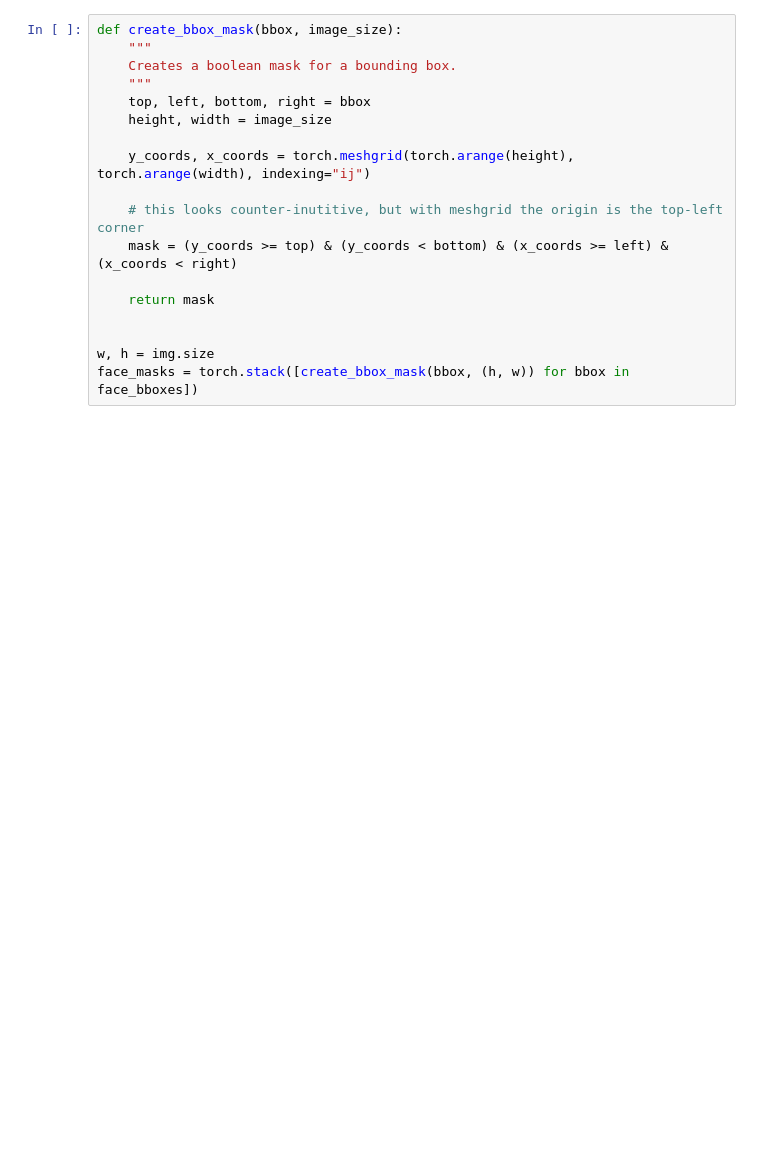
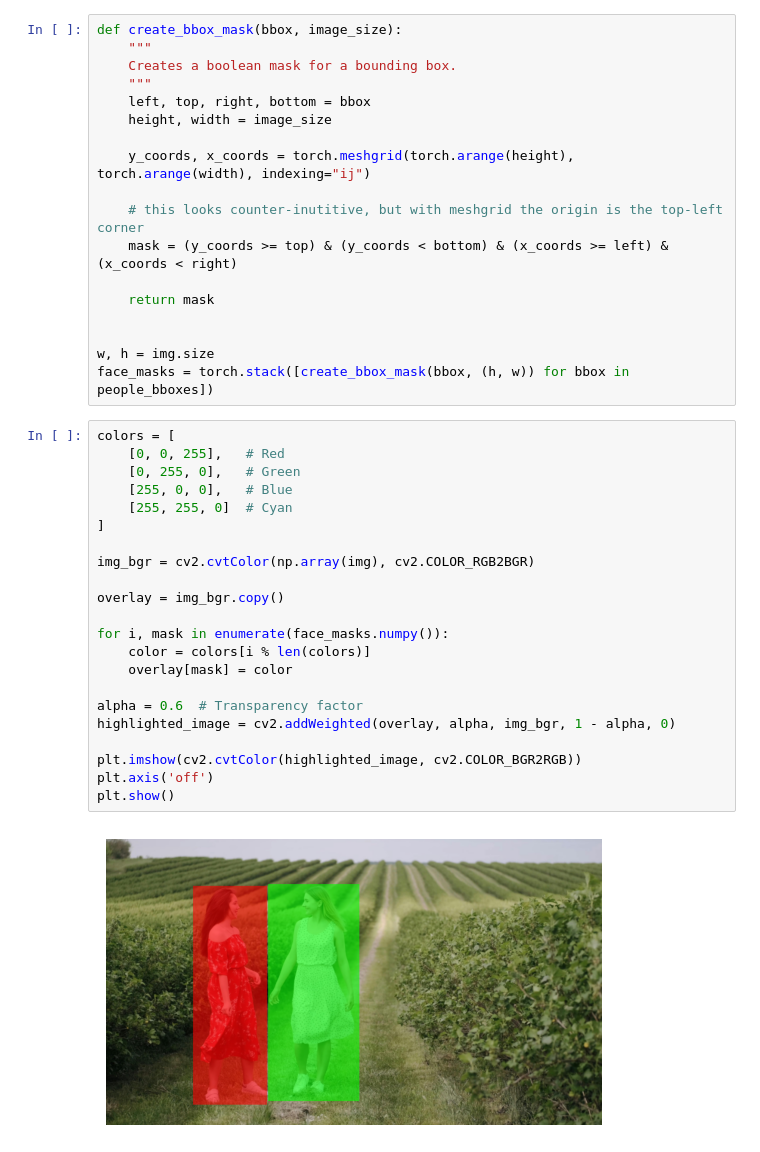
Before and after one commit to ZappD0S/wan-attention-bias, a Jupyter notebook: ref_attention_map.ipynb, the cells around one changed output. Cells and saved outputs as stored; diff of their text form; blank space fills up the shorter version.

```diff
--- a/ref_attention_map.ipynb
+++ b/ref_attention_map.ipynb
@@ -49,7 +88,7 @@ def create_bbox_mask(bbox, image_size):
     """
     Creates a boolean mask for a bounding box.
     """
-    top, left, bottom, right = bbox
+    left, top, right, bottom = bbox
     height, width = image_size
 
     y_coords, x_coords = torch.meshgrid(torch.arange(height), torch.arange(width), indexing="ij")
@@ -61,6 +100,30 @@ def create_bbox_mask(bbox, image_size):
 
 
 w, h = img.size
-face_masks = torch.stack([create_bbox_mask(bbox, (h, w)) for bbox in face_bboxes])
+face_masks = torch.stack([create_bbox_mask(bbox, (h, w)) for bbox in people_bboxes])
+# %%
+colors = [
+    [0, 0, 255],   # Red
+    [0, 255, 0],   # Green
+    [255, 0, 0],   # Blue
+    [255, 255, 0]  # Cyan
+]
+
+img_bgr = cv2.cvtColor(np.array(img), cv2.COLOR_RGB2BGR)
+
+overlay = img_bgr.copy()
+
+for i, mask in enumerate(face_masks.numpy()):
+    color = colors[i % len(colors)]
+    overlay[mask] = color
+
+alpha = 0.6  # Transparency factor
+highlighted_image = cv2.addWeighted(overlay, alpha, img_bgr, 1 - alpha, 0)
+
+plt.imshow(cv2.cvtColor(highlighted_image, cv2.COLOR_BGR2RGB))
+plt.axis('off')
+plt.show()
+# %% [output]
+[figure, added]
 # %%
 frame_num = 81  # default
```
Also changed, not shown: parts of 14 cells of this notebook, 7 other files.
